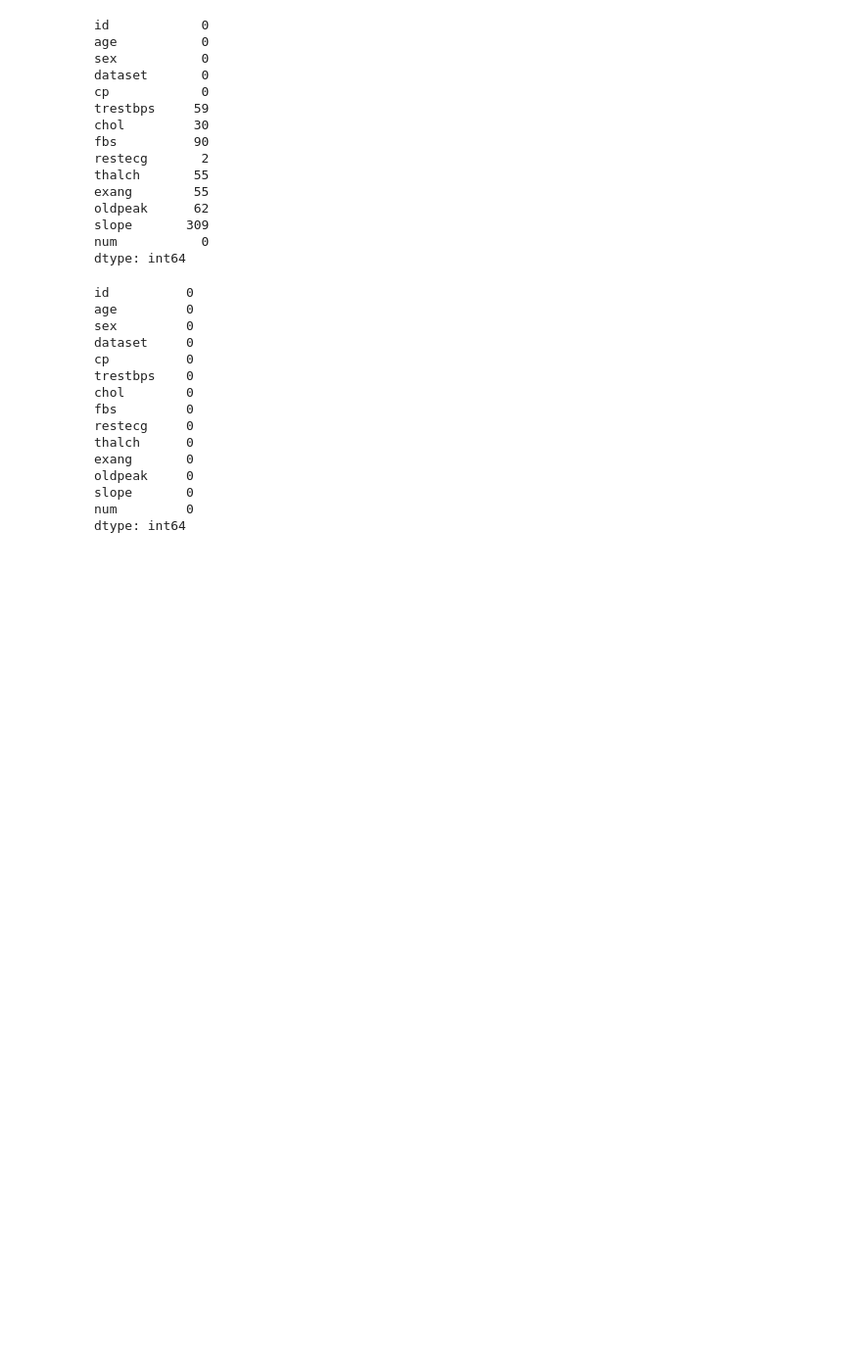
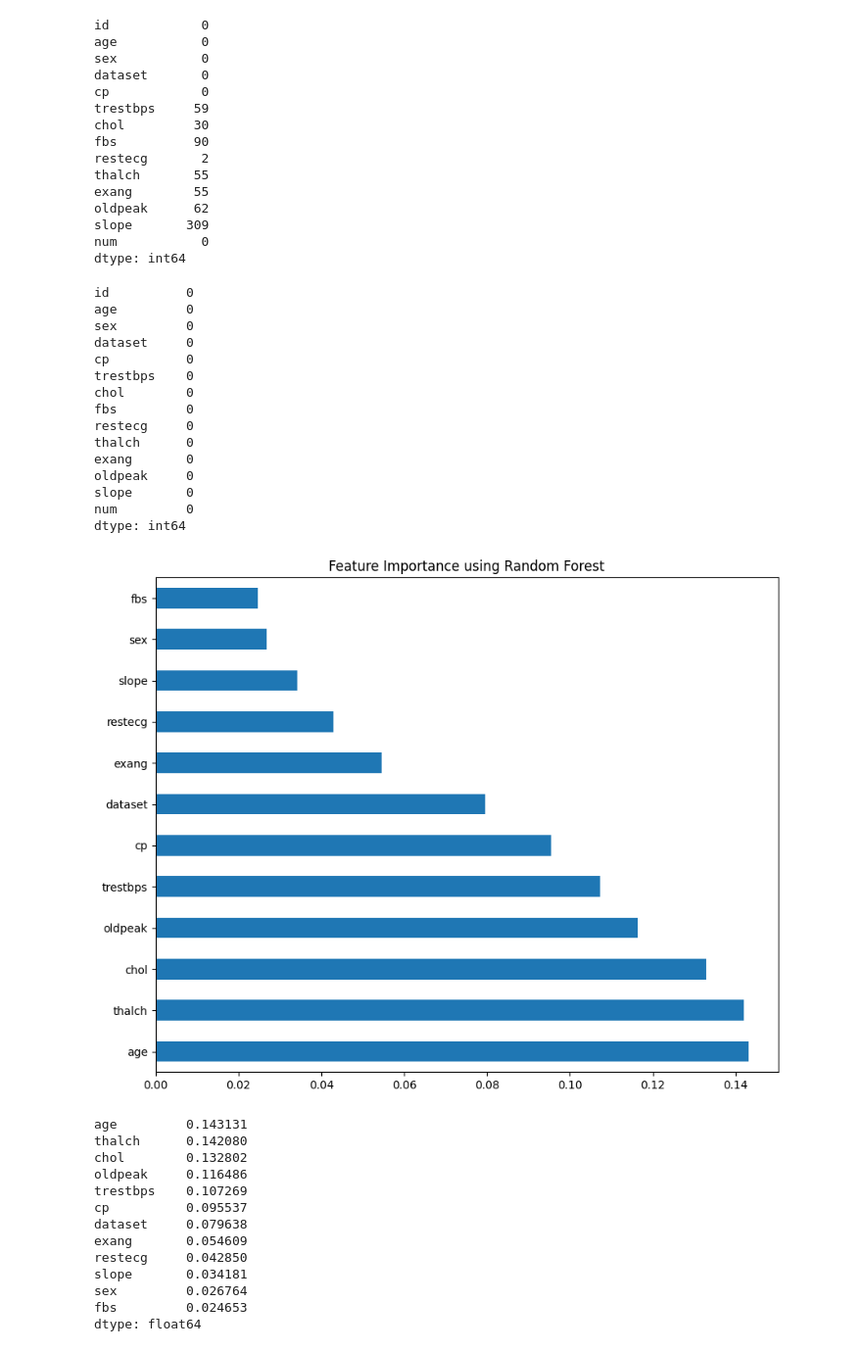
Before and after one commit to uia9020/Heart-Attack-Risk-Analysis, a Jupyter notebook: model_training.ipynb, the cells around one changed output. Shown at 98% size. Drawn from its saved outputs; the diff is of its cells as text; code cells hidden in the pictures; blank space fills up the shorter version.

Commit message:
Identify feature importance

```diff
--- a/model_training.ipynb
+++ b/model_training.ipynb
@@ -168,3 +170,43 @@ oldpeak     0
 slope       0
 num         0
 dtype: int64
+# %%
+# Encode categorical variables
+label_encoder = LabelEncoder()
+for col in categorical_columns:
+    adjusted_heart_disease_data.loc[:,col] = label_encoder.fit_transform(adjusted_heart_disease_data[col])
+# %%
+# Separate features and target
+X = adjusted_heart_disease_data.drop(['id', 'num'], axis=1)  # 'id' is not a feature, 'num' is the target
+y = adjusted_heart_disease_data['num']
+
+# Apply Random Forest
+model = RandomForestClassifier()
+model.fit(X, y)
+
+# Get feature importances
+feature_importances = pd.Series(model.feature_importances_, index=X.columns)
+
+# Visualize the feature importances
+feature_importances_sorted = feature_importances.nlargest(X.shape[1])
+feature_importances_sorted.plot(kind='barh', figsize=(10,8))
+plt.title('Feature Importance using Random Forest')
+plt.show()
+
+# Return the sorted feature importances for further analysis if needed
+feature_importances_sorted
+# %% [output]
+[figure, added]
+age         0.143131
+thalch      0.142080
+chol        0.132802
+oldpeak     0.116486
+trestbps    0.107269
+cp          0.095537
+dataset     0.079638
+exang       0.054609
+restecg     0.042850
+slope       0.034181
+sex         0.026764
+fbs         0.024653
+dtype: float64
```
Also changed, not shown: parts of 3 cells of this notebook.
